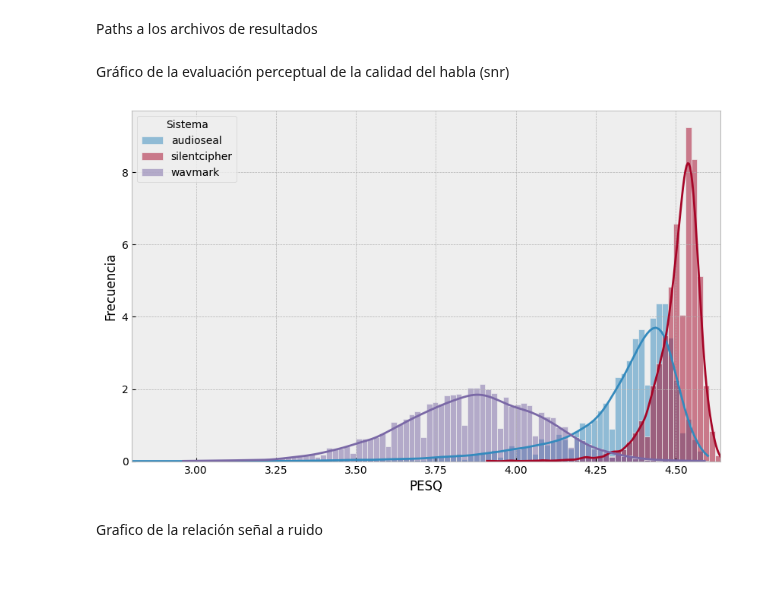
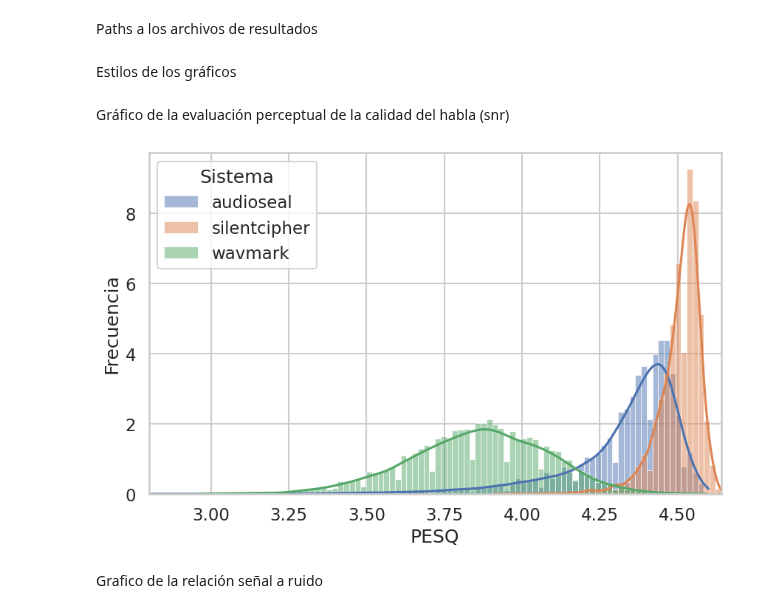
Before and after one commit to almarazj/watermarking-systems, a Jupyter notebook: plots/plots_tesis.ipynb, the cells around one changed output. Drawn from its saved outputs; the diff is of its cells as text; code cells hidden in the pictures; blank space fills up the shorter version.

```diff
--- a/plots/plots_tesis.ipynb
+++ b/plots/plots_tesis.ipynb
@@ -26,27 +26,31 @@ results_columns = ['speaker_id', 'file_name', 'attack', 'snr', 'pesq', 'ber', 't
 for system in systems:
     results = audio_folder / f'{system}' / 'results' / 'results.txt'
     data[f'{system}'] = pd.read_csv(results, sep='\s+', header=None, names=results_columns)
+# %% [markdown]
+Estilos de los gráficos
+# %%
+plt.style.use('bmh')
+sns.set_theme(style="whitegrid", context="talk")
 # %% [markdown]
 Gráfico de la evaluación perceptual de la calidad del habla (snr)
 # %%
-plt.style.use('bmh')
 plt.figure(figsize=(10, 6))
-plt.xlabel('PESQ', fontsize=12)
-plt.ylabel('Frecuencia', fontsize=12)
+plt.xlabel('PESQ')
+plt.ylabel('Frecuencia')
 
 pesq_min = min(data[system]['pesq'].min() for system in systems)
 pesq_max = max(data[system]['pesq'].max() for system in systems)
 
 bins = np.linspace(pesq_min, pesq_max, 101)  # 50 bins, 51 edges
 
 for system, df in data.items():
     sns.histplot(data=df, x='pesq', bins=bins, kde=True, stat='density', label=system, alpha=0.5)
 plt.legend(title='Sistema')
 plt.xlim([pesq_min, pesq_max])
 plt.savefig(plots_folder / 'pesq_combined.svg')
 plt.show()
 # %% [output]
-[figure, old version]
+[figure, new version]
 # %% [markdown]
 Grafico de la relación señal a ruido
 # %%
```
Also changed, not shown: parts of 5 cells of this notebook, 4 other files.
